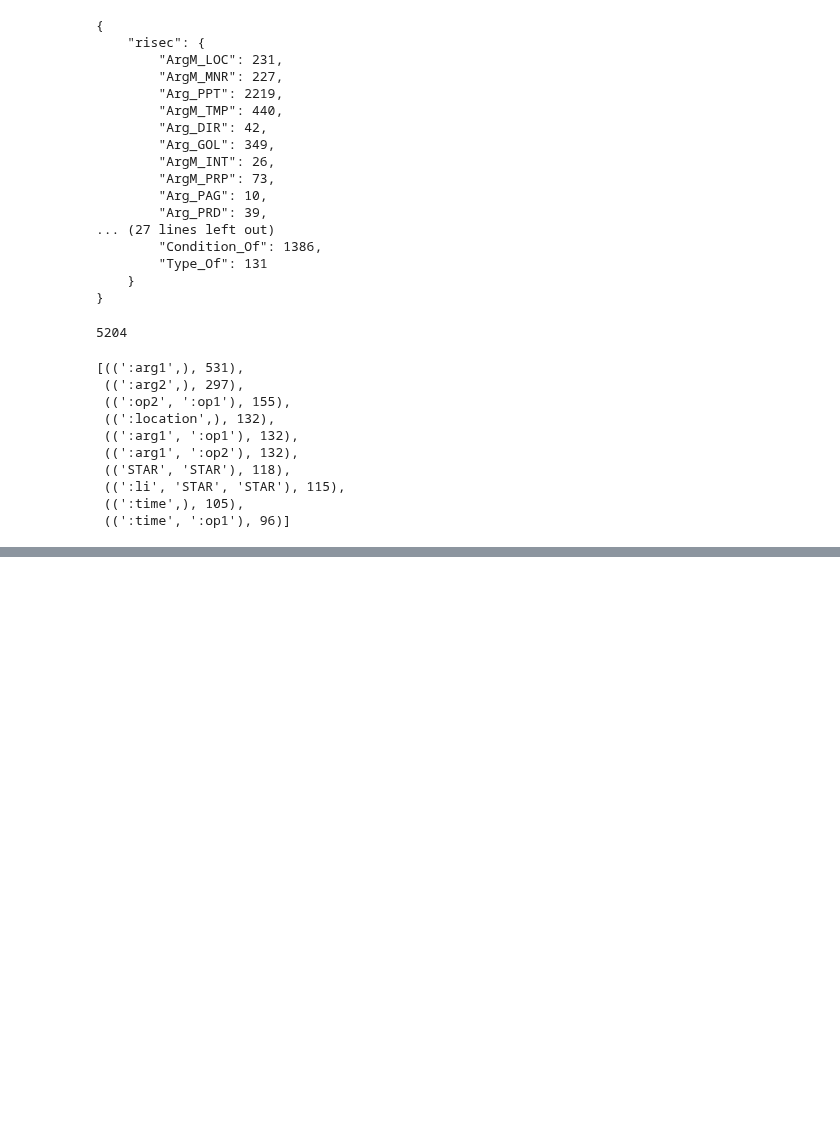
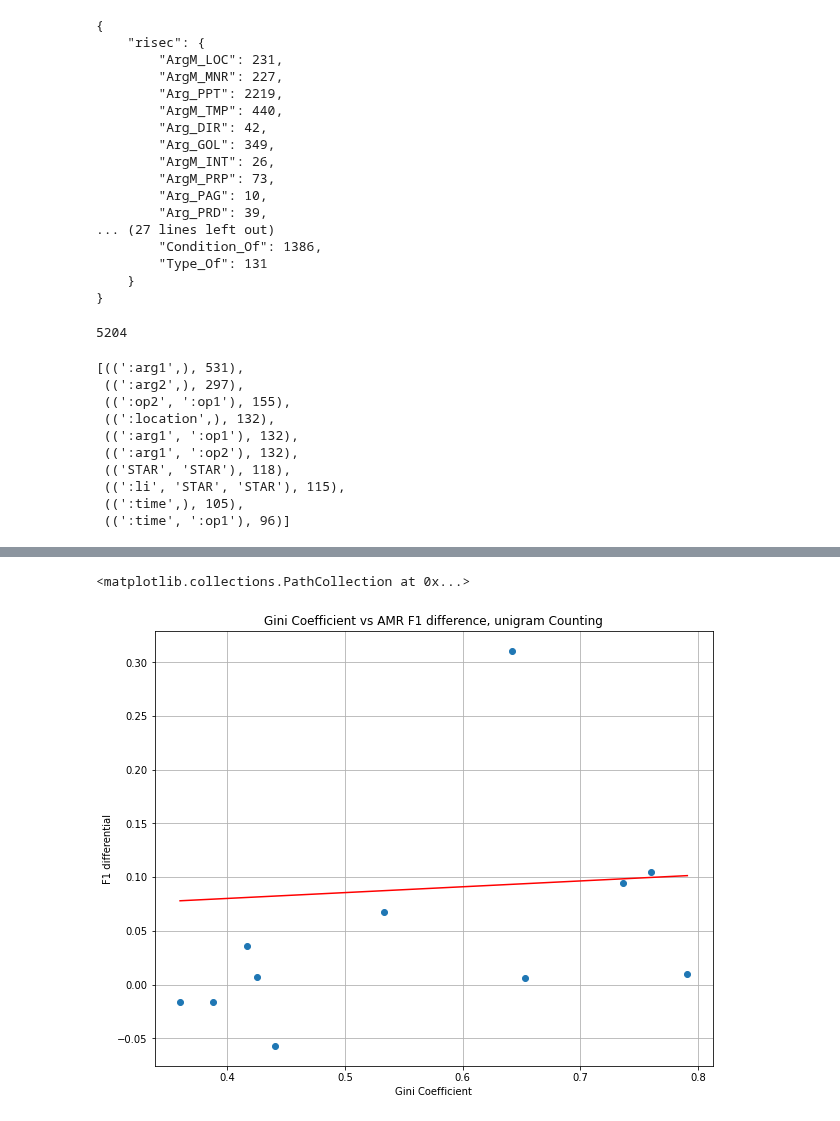
Before and after one commit to ShoRit/flow_graphs, a Jupyter notebook: code/analysis_notebooks/amr_correlation_analysis.ipynb, the cells around one changed output, grey strips where cells are left out. Saved outputs shown, nothing was run; the diff lists cells and outputs as text; code cells hidden in the pictures; blank space fills up the shorter version.

```diff
--- a/code/analysis_notebooks/amr_correlation_analysis.ipynb
+++ b/code/analysis_notebooks/amr_correlation_analysis.ipynb
@@ -292,0 +328,17 @@ ax.scatter(x=joint_df["KL_divergence"], y=joint_df["diff"])
+# %%
+fig, ax = plt.subplots(figsize=(10,8))
+ax.set_title(f"Gini Coefficient vs AMR F1 difference, {COUNTER_TYPE} Counting")
+ax.grid()
+ax.set_xlabel("Gini Coefficient")
+ax.set_ylabel("F1 differential")
+
+fit_poly = Polynomial.fit(joint_df["gini"], y=joint_df["diff"], deg=1)
+m,b = fit_poly.coef
+xvals = fit_poly.domain
+yvals = m*xvals + b
+ax.plot(xvals, yvals, color="red")
+
+ax.scatter(x=joint_df["gini"], y=joint_df["diff"])
+# %% [output]
+<matplotlib.collections.PathCollection at 0x...>
+[figure, added]
```
Also changed, not shown: parts of 14 cells of this notebook, 2 other files.
